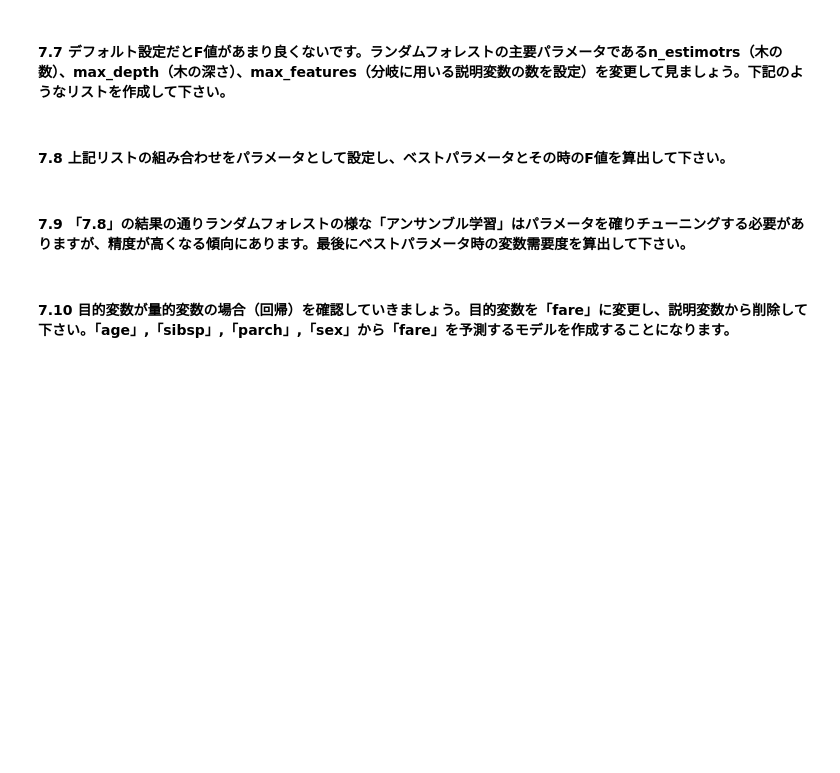
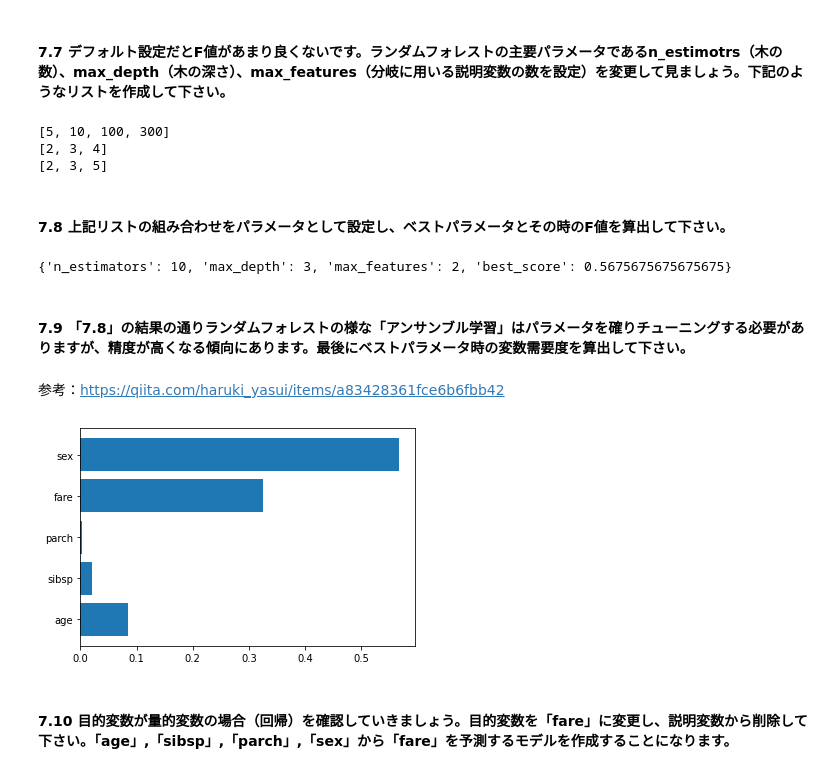
Before and after one commit to A24-N/googlecolaboratory, a Jupyter notebook: 04_machine_learning_editor.ipynb, the cells around one changed output. Cells and saved outputs as stored; diff of their text form; code cells hidden in the pictures; blank space fills up the shorter version.

```diff
--- a/04_machine_learning_editor.ipynb
+++ b/04_machine_learning_editor.ipynb
@@ -552,2 +837,4 @@ DecisionTreeClassifier(max_depth=4, random_state=0)
 # %% [markdown]
 #### 7.3 fit関数を使い、学習データを使用して、ランダムフォレストの学習を行って下さい。
+# %%
+random_forest.fit(X_train, y_train)
@@ -554,2 +843,5 @@ DecisionTreeClassifier(max_depth=4, random_state=0)
 # %% [markdown]
 #### 7.4 作成したモデルを用いて、新規データ（X_test）に対する予測値を出力してください。※ここが「予測」と呼ばれる処理になります。
+# %%
+predicted = random_forest.predict(X_test)
+predicted
@@ -560,8 +880,51 @@ DecisionTreeClassifier(max_depth=4, random_state=0)
 # %% [markdown]
 #### 7.7 デフォルト設定だとF値があまり良くないです。ランダムフォレストの主要パラメータであるn_estimotrs（木の数）、max_depth（木の深さ）、max_features（分岐に用いる説明変数の数を設定）を変更して見ましょう。下記のようなリストを作成して下さい。
+# %%
+n_estimators_list = [5, 10, 100, 300]
+max_depth_list = [2, 3, 4]
+max_features_list = [2, 3, 5]
+print(n_estimators_list)
+print(max_depth_list)
+print(max_features_list)
+# %% [output]
+[5, 10, 100, 300]
+[2, 3, 4]
+[2, 3, 5]
 # %% [markdown]
 #### 7.8 上記リストの組み合わせをパラメータとして設定し、ベストパラメータとその時のF値を算出して下さい。
+# %%
+best_score = 0
+
+for n_estimators in n_estimators_list:
+    for max_depth in max_depth_list:
+        for max_features in max_features_list:
+            random_forest = RandomForestClassifier(n_estimators=n_estimators, max_depth=max_depth, max_features=max_features, random_state=0)
+            random_forest.fit(X_train,y_train)
+            predicted = random_forest.predict(X_test)
+            score = f1_score(y_test, predicted)
+            if score > best_score:
+                best_score = score
+                parameter = {'n_estimators':n_estimators, 'max_depth':max_depth, 'max_features':max_features, 'best_score':best_score}
+
+print(parameter)
+# %% [output]
+{'n_estimators': 10, 'max_depth': 3, 'max_features': 2, 'best_score': 0.5675675675675675}
 # %% [markdown]
 #### 7.9 「7.8」の結果の通りランダムフォレストの様な「アンサンブル学習」はパラメータを確りチューニングする必要がありますが、精度が高くなる傾向にあります。最後にベストパラメータ時の変数需要度を算出して下さい。
+# %% [markdown]
+参考：https://qiita.com/haruki_yasui/items/a83428361fce6b6fbb42
+# %%
+import matplotlib.pyplot as plt
+
+random_forest = RandomForestClassifier(n_estimators=10, max_depth=3, max_features=2)
+random_forest.fit(X_train,y_train)
+labels = X_train.columns
+importances = random_forest.feature_importances_
+
+plt.barh(y = range(len(importances)), width = importances)
+plt.yticks(ticks = range(len(labels)), labels = labels)
+plt.show()
+# %% [output]
+[figure, added]
 # %% [markdown]
 #### 7.10 目的変数が量的変数の場合（回帰）を確認していきましょう。目的変数を「fare」に変更し、説明変数から削除して下さい。「age」,「sibsp」,「parch」,「sex」から「fare」を予測するモデルを作成することになります。
```
Also changed, not shown: parts of 47 cells of this notebook.
